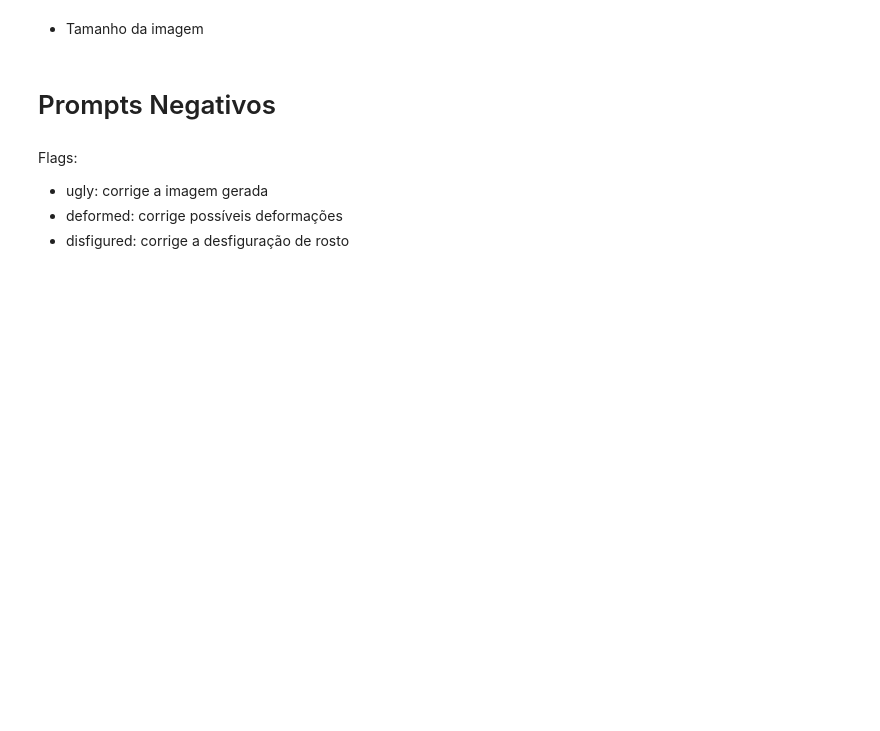
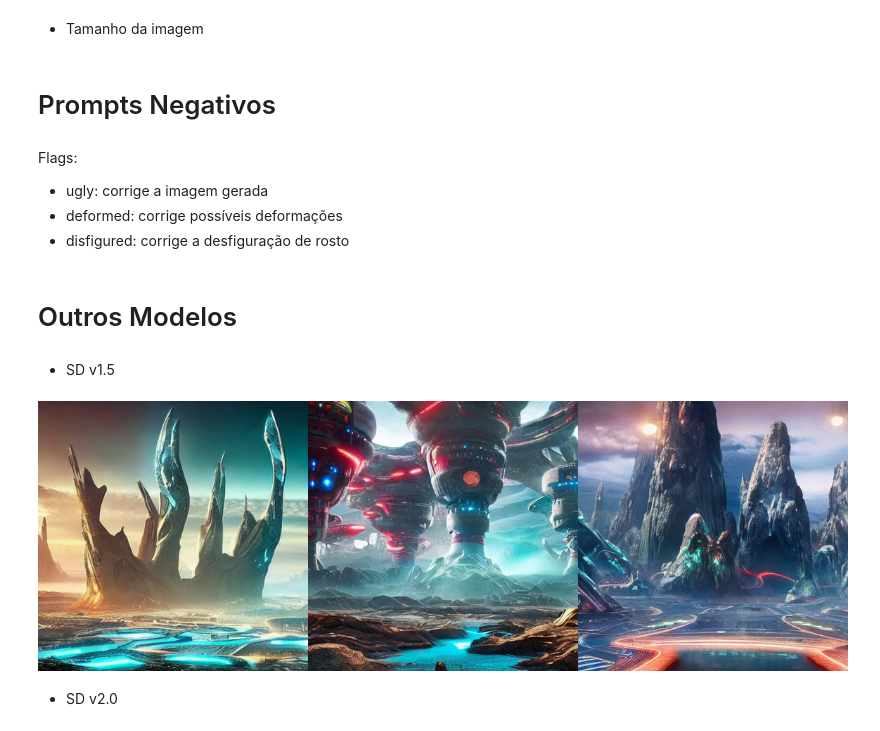
Before and after one commit to sousagomide/stable_diffusion, a Jupyter notebook: secao02_basico.ipynb, the cells around one changed output. Drawn from its saved outputs; the diff is of its cells as text; code cells hidden in the pictures; blank space fills up the shorter version.

```diff
--- a/secao02_basico.ipynb
+++ b/secao02_basico.ipynb
@@ -160,3 +160,13 @@ neg_prompt = 'bw photo' # bw = black and white
 imgs = pipe(prompt, negative_prompt=neg_prompt,  num_images_per_prompt=num_images).images
 grid = grid_img(imgs, rows=1, cols=3, scale=0.75)
 grid
+# %% [markdown]
+# Outros Modelos
+# %% [markdown]
+* SD v1.5
+# %%
+sd15 = StableDiffusionPipeline.from_pretrained('runwayml/stable-diffusion-v1-5', torch_dtype=torch.float16)
+sd15.safety_checker = lambda images, clip_input: (images, False)
+sd15 = sd15.to('cuda')
+sd15.enable_attention_slicing()
+sd15.enable_xformers_memory_efficient_attention()
@@ -162,0 +180,11 @@ grid
+# %%
+num_images = 3
+prompt = 'photo of a futuristic city on another planet, realistic, full hd'
+neg_prompt = 'buildings'
+imgs = sd15(prompt, negative_prompt=neg_prompt, num_images_per_prompt=num_images).images
+grid = grid_img(imgs, rows=1, cols=3, scale=0.75)
+grid
+# %% [output]
+[figure, added]
+# %% [markdown]
+* SD v2.0
```
Also changed, not shown: parts of 3 cells of this notebook.
